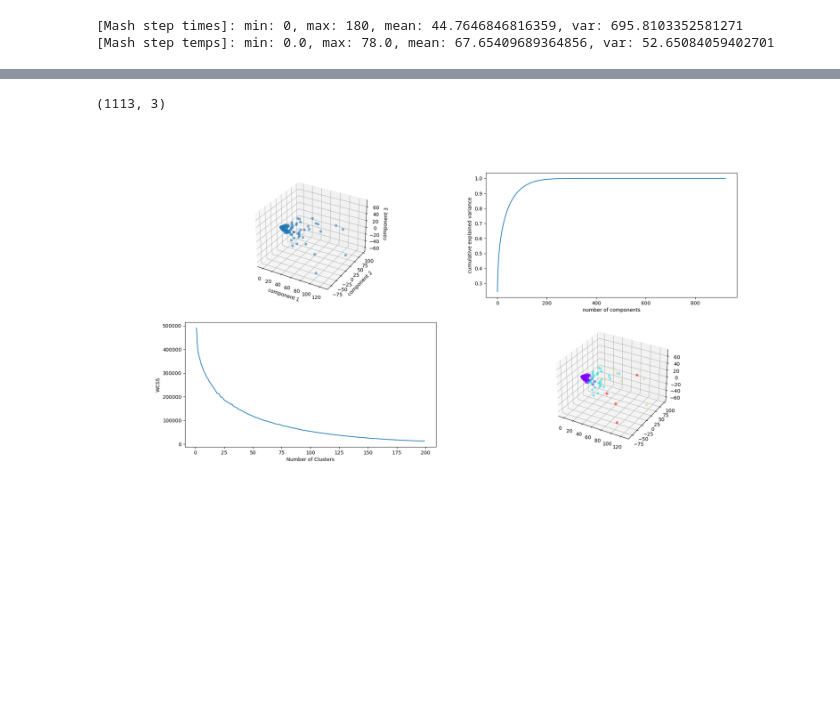
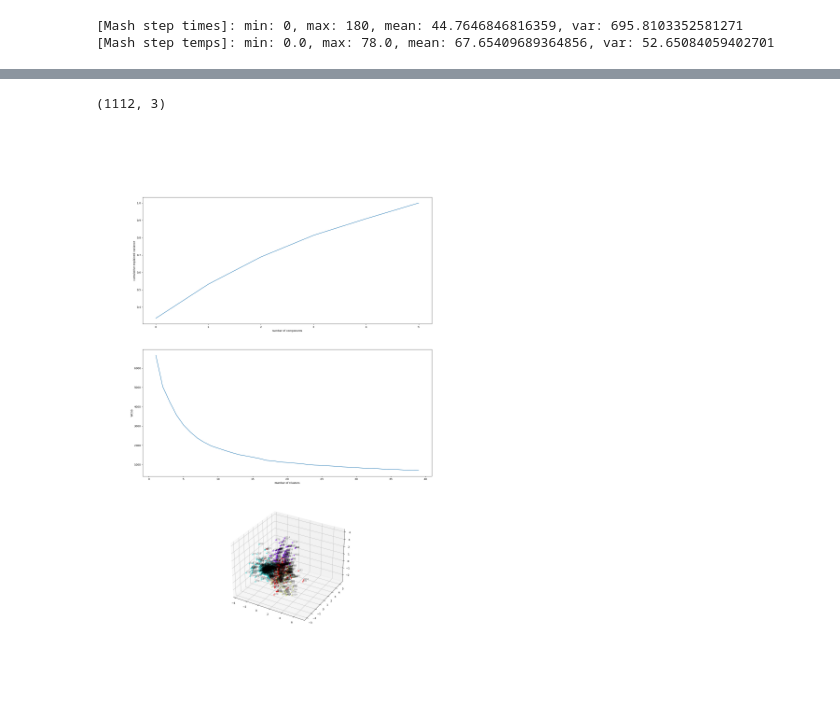
Before and after one commit to halobrewery/brewbrain, a Jupyter notebook: recipe_visualizer.ipynb, the cells around one changed output, grey strips where cells are left out. Cells and saved outputs as stored; diff of their text form; code cells hidden in the pictures; blank space fills up the shorter version.

```diff
--- a/recipe_visualizer.ipynb
+++ b/recipe_visualizer.ipynb
@@ -174,14 +178,3 @@ Actual number of hops used:   272
 Hop stages: [('aroma',), ('boil',), ('dry hop',), ('first wort',), ('mash',)]
 Misc. stages: [('boil',), ('bottling',), ('mash',), ('primary',), ('secondary',)]
-# %%
-
-with Session(engine) as session:
-  ids_to_remove = [29601, 31184, 5495, 37490, 25756, 29249, 25438, 438, 135, 2541, 23239, 23170, 35465, 11824, 35691, 3352, 858, 24610, 23795, 24117, 34303, 29821, 9899, 24172, 24556, 9952, 28665, 4127, 25792, 12594, 39430, 13925, 6929, 21339, 13668, 35558, 23100, 36247, 30541, 6669, 31181, 34356, 35110, 13993, 982, 21461, 17664, 24355, 28518, 30957, 23853, 16551, 12143, 22751, 12946, 3488, 23101, 35360, 38181, 29594, 36157, 29632, 22818, 24956, 32528, 37620, 860, 10857, 1265, 4002, 22803, 10875, 32391, 23071, 33478, 37485, 24093, 20517, 7375, 4083, 23022, 34961, 14334, 20025, 14506, 5656, 22866, 569, 18472, 23387, 23186, 186, 7825, 29500, 34460, 35460, 23085, 1410, 9345, 34594, 35458, 185, 34288, 986, 24116]
-  recipes_to_remove = session.scalars(select(RecipeML).filter(or_(*[RecipeML.id == id for id in ids_to_remove]))).all()
-  for recipe in recipes_to_remove:
-    session.delete(recipe)
-  session.commit()
-
-  #empty_grains = session.scalars(select(RecipeML.id).filter(len(RecipeML.grains) == 0)).all()
-  #print(empty_grains)
 # %%
@@ -372,20 +235,12 @@ English-Style Pale Mild Ale	ale	1.03	1.036	1.004	1.008	10.0	20.0
 # %%
-# PCA on malts
-from sklearn.preprocessing import StandardScaler
-from sklearn.decomposition import PCA
-from sklearn.cluster import KMeans
-#import pandas as pd
+# PCA on malts **************************************
 
 with Session(engine) as session:
   # Gather up all our malts/grains
-  malts_db = session.scalars(select(Grain)).all()
+  malts_db = session.scalars(select(Grain).filter(Grain.is_fermentable == 1)).all()
   malt_names = [malt.name for malt in malts_db]
-
-  malt_props = ["srm", "c/f diff", "moisture", "protein", "dp", "yield"]
-  malt_arr   = [[malt.colour_srm, malt.coarse_fine_diff, malt.moisture, malt.protein, malt.diastatic_power, malt.dbfg, *style_counts(malt.id)] for malt in malts_db]
-  #malt_props = ["srm", "dp", "yield"]
-  #malt_arr   = [[malt.colour_srm, malt.diastatic_power, malt.dbfg] for malt in malts_db]
-  malt_A = np.array(malt_arr)
+  malt_arr   = [[malt.colour_srm, malt.moisture, malt.coarse_fine_diff, malt.protein, malt.diastatic_power, malt.dbfg] for malt in malts_db]
+  malt_A     = np.array(malt_arr)
   #print(pd.DataFrame(malt_A, columns=malt_props)) # Show the table of malts
 
   scaler = StandardScaler()
@@ -396,51 +251,50 @@ with Session(engine) as session:
   #print(scaler.transform(malt_A))
   malt_A_n = scaler.transform(malt_A)
   malt_pca = PCA(n_components=3)
   malt_pcs = malt_pca.fit_transform(malt_A_n)
   print(malt_pcs.shape)
   #print(malt_pca.explained_variance_)
   #print(pd.DataFrame(data=malt_pcs, columns=["PC1", "PC2"]))
 
-  fig = plt.figure(figsize=(20,10))
-  ax = fig.add_subplot(2,2,1,projection='3d')
-  ax.scatter(malt_pcs[:,0], malt_pcs[:,1], malt_pcs[:,2], alpha=0.5)
-  ax.set_xlabel("component 1")
-  ax.set_ylabel("component 2")
-  ax.set_zlabel("component 3")
-
+  fig = plt.figure(figsize=(20,30))
+  #ax = fig.add_subplot(4,1,1,projection='3d')
+  #ax.scatter(malt_pcs[:,0], malt_pcs[:,1], malt_pcs[:,2], alpha=0.5)
+  #ax.set_xlabel("component 1")
+  #ax.set_ylabel("component 2")
+  #ax.set_zlabel("component 3")
 
   pca = PCA().fit(malt_A_n)
-  ax2 = fig.add_subplot(2,2,2)
+  ax2 = fig.add_subplot(3,1,1)
   ax2.plot(np.cumsum(pca.explained_variance_ratio_))
   ax2.set_xlabel('number of components')
   ax2.set_ylabel('cumulative explained variance');
 
-
-
   wcss = [] # Within-Cluster-Sum-of-Squares
-  for i in range(1,20):
+  for i in range(1,40):
     kmeans = KMeans(i)
     kmeans.fit(malt_A_n)
     wcss.append(kmeans.inertia_)
-  ax3 = fig.add_subplot(2,2,3)
-  ax3.plot(range(1,20), wcss)
+  ax3 = fig.add_subplot(3,1,2)
+  ax3.plot(range(1,40), wcss)
   ax3.set_xlabel("Number of Clusters")
   ax3.set_ylabel("WCSS")
-
 
   #malt_pca2 = PCA(n_components=2)
   #malt_pcs = malt_pca2.fit_transform(malt_A_n)
   kmeans = KMeans(n_clusters=4, init='k-means++')
   clusters = kmeans.fit_predict(malt_pcs)
-  ax4 = fig.add_subplot(2,2,4,projection='3d')
+  ax4 = fig.add_subplot(3,1,3,projection='3d')
   ax4.scatter(malt_pcs[:,0], malt_pcs[:,1], malt_pcs[:,2], alpha=0.5, c=clusters, cmap='rainbow')
 
+  for i,malt in enumerate(malts_db):
+    #dist = np.sqrt(malt_pcs[i,0]**2 + malt_pcs[i,1]**2 + malt_pcs[i,2]**2)
+    #if dist > 3 and i % 10 == 0:
+    ax4.text(malt_pcs[i,0], malt_pcs[i,1], malt_pcs[i,2], str(malt.id), fontsize='smaller', alpha=0.5)
 
   plt.show()
-  # It looks like it takes 200 principal components to represent malts... malts should probably have an embed space of 200
 # %% [output]
-(1113, 3)
+(1112, 3)
-[figure, old version]
+[figure, new version]
 # %%
 # Inputs:
 
```
Also changed, not shown: parts of 4 cells of this notebook, 8 other files.
